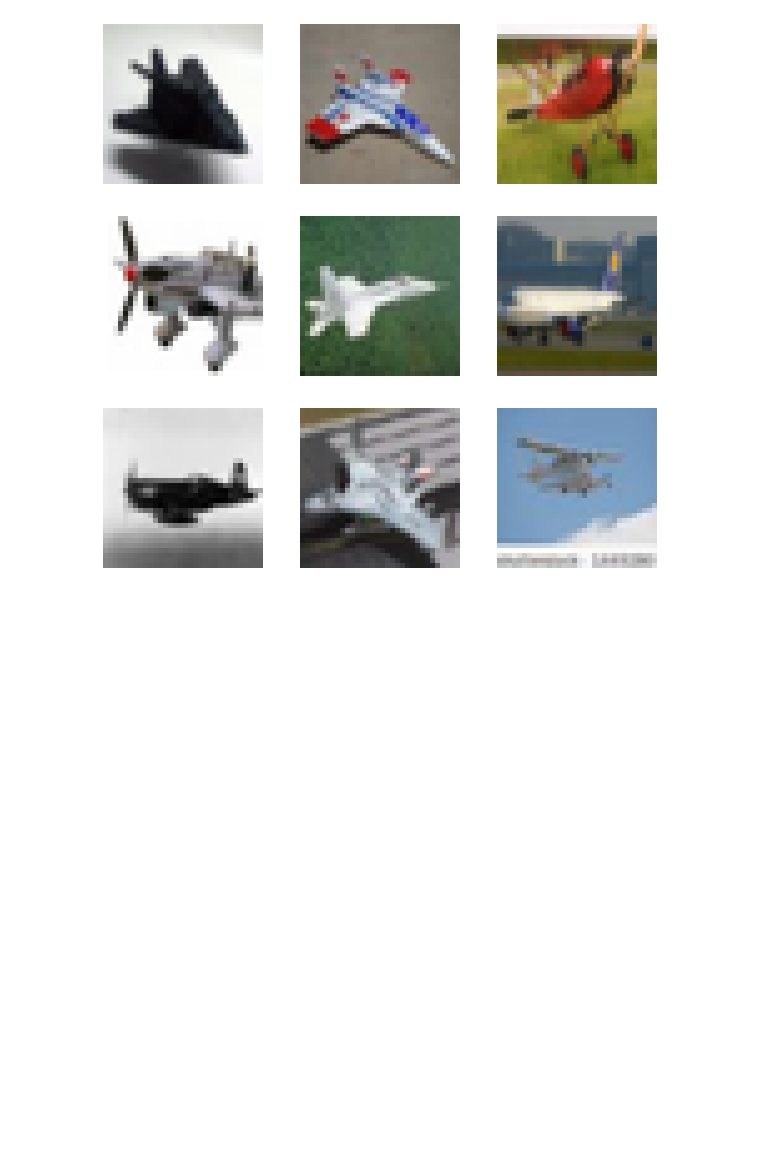
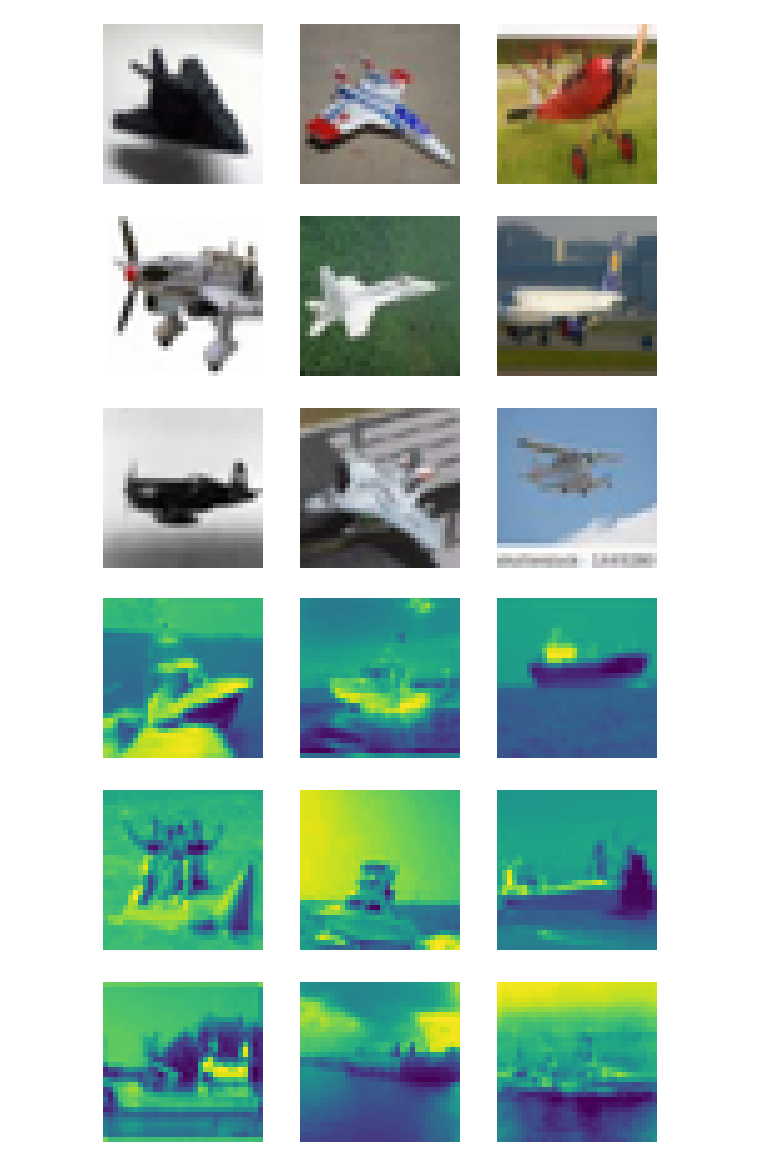
Before and after one commit to rohankalbag/Analysis-of-Autoencoders-and-Applications, a Jupyter notebook: Autoencoders/colorization.ipynb, the cells around one changed output. Saved outputs shown, nothing was run; the diff lists cells and outputs as text; code cells hidden in the pictures; blank space fills up the shorter version.

Commit message:
Added Colorizer

```diff
--- a/Autoencoders/colorization.ipynb
+++ b/Autoencoders/colorization.ipynb
@@ -46,3 +51,19 @@ for i in range(9):
   plt.axis("off")
 # %% [output]
 [figure]
+# %%
+def rgb_2_gray(image):
+	if len(image.shape)==3:
+		gray_image = cv2.cvtColor(image, cv2.COLOR_RGB2GRAY)
+	else:
+		gray_image = np.array([cv2.cvtColor(i, cv2.COLOR_RGB2GRAY) for i in image])
+	return gray_image
+# %%
+import matplotlib.pyplot as plt
+plt.figure(figsize=(10, 10))
+for i in range(9):
+  ax = plt.subplot(3, 3, i + 1)
+  plt.imshow(rgb_2_gray(X_train_ship[i]))
+  plt.axis("off")
+# %% [output]
+[figure, added]
```
Also changed, not shown: parts of 12 cells of this notebook.
